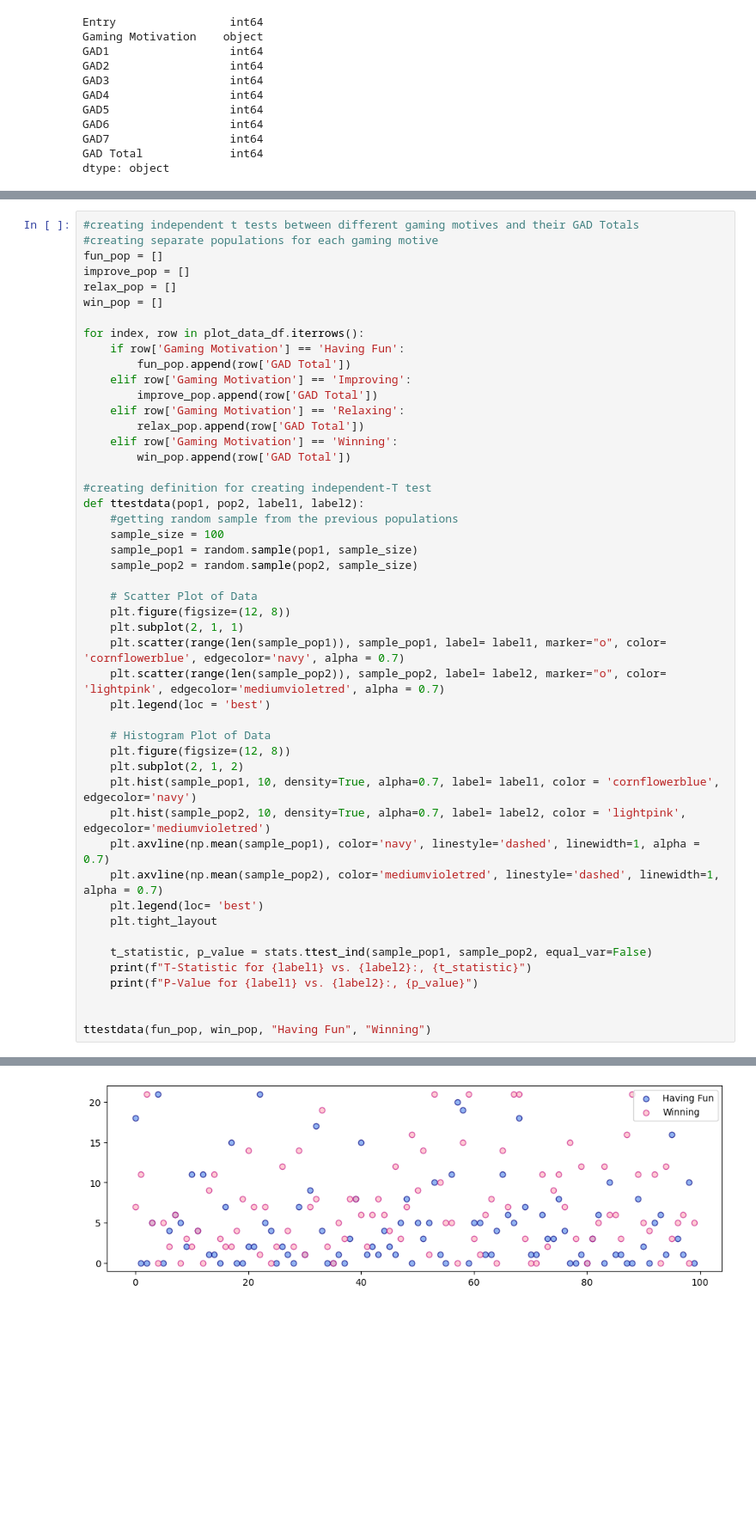
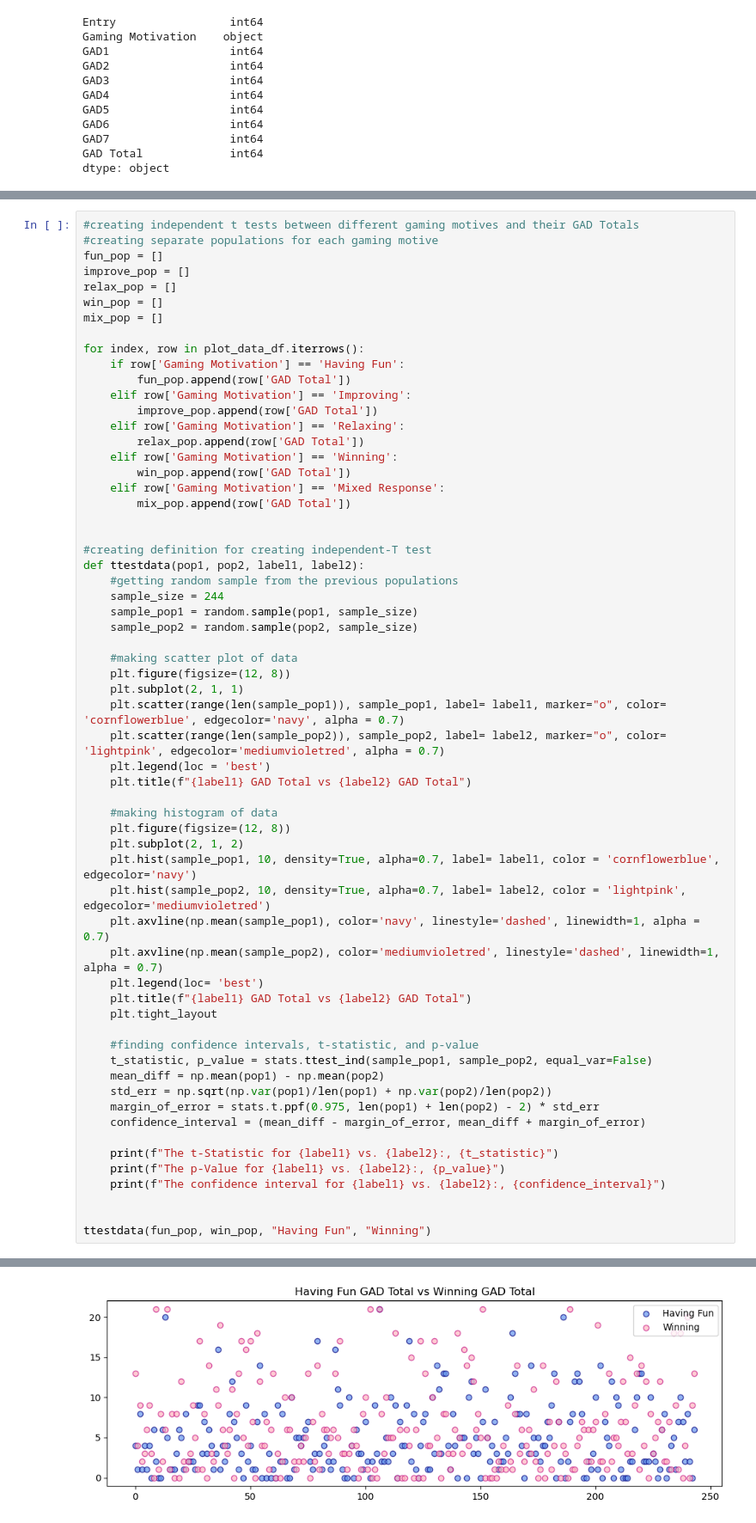
Before and after one commit to ComfyKoala/Project_1_Group_1, a Jupyter notebook: ashleys_analysis/ashleys_analysis.ipynb, the cells around one changed output, grey strips where cells are left out. Shown at 86% size. Cells and saved outputs as stored; diff of their text form; blank space fills up the shorter version.

Commit message:
updated graphs

```diff
--- a/ashleys_analysis/ashleys_analysis.ipynb
+++ b/ashleys_analysis/ashleys_analysis.ipynb
@@ -524,6 +525,7 @@ fun_pop = []
 improve_pop = []
 relax_pop = []
 win_pop = []
+mix_pop = []
 
 for index, row in plot_data_df.iterrows():
     if row['Gaming Motivation'] == 'Having Fun':
@@ -534,22 +536,26 @@ for index, row in plot_data_df.iterrows():
         relax_pop.append(row['GAD Total'])
     elif row['Gaming Motivation'] == 'Winning':
         win_pop.append(row['GAD Total'])
+    elif row['Gaming Motivation'] == 'Mixed Response':
+        mix_pop.append(row['GAD Total'])
+
 
 #creating definition for creating independent-T test
 def ttestdata(pop1, pop2, label1, label2):
     #getting random sample from the previous populations
-    sample_size = 100
+    sample_size = 244
     sample_pop1 = random.sample(pop1, sample_size)
     sample_pop2 = random.sample(pop2, sample_size)
 
-    # Scatter Plot of Data
+    #making scatter plot of data
     plt.figure(figsize=(12, 8))
     plt.subplot(2, 1, 1)
     plt.scatter(range(len(sample_pop1)), sample_pop1, label= label1, marker="o", color= 'cornflowerblue', edgecolor='navy', alpha = 0.7)
     plt.scatter(range(len(sample_pop2)), sample_pop2, label= label2, marker="o", color= 'lightpink', edgecolor='mediumvioletred', alpha = 0.7)
     plt.legend(loc = 'best')
+    plt.title(f"{label1} GAD Total vs {label2} GAD Total")
 
-    # Histogram Plot of Data
+    #making histogram of data
     plt.figure(figsize=(12, 8))
     plt.subplot(2, 1, 2)
     plt.hist(sample_pop1, 10, density=True, alpha=0.7, label= label1, color = 'cornflowerblue', edgecolor='navy')
@@ -557,11 +563,19 @@ def ttestdata(pop1, pop2, label1, label2):
     plt.axvline(np.mean(sample_pop1), color='navy', linestyle='dashed', linewidth=1, alpha = 0.7)
     plt.axvline(np.mean(sample_pop2), color='mediumvioletred', linestyle='dashed', linewidth=1, alpha = 0.7)
     plt.legend(loc= 'best')
+    plt.title(f"{label1} GAD Total vs {label2} GAD Total")
     plt.tight_layout
 
+    #finding confidence intervals, t-statistic, and p-value
     t_statistic, p_value = stats.ttest_ind(sample_pop1, sample_pop2, equal_var=False)
-    print(f"T-Statistic for {label1} vs. {label2}:, {t_statistic}")
-    print(f"P-Value for {label1} vs. {label2}:, {p_value}")
+    mean_diff = np.mean(pop1) - np.mean(pop2)
+    std_err = np.sqrt(np.var(pop1)/len(pop1) + np.var(pop2)/len(pop2))
+    margin_of_error = stats.t.ppf(0.975, len(pop1) + len(pop2) - 2) * std_err
+    confidence_interval = (mean_diff - margin_of_error, mean_diff + margin_of_error)
+
+    print(f"The t-Statistic for {label1} vs. {label2}:, {t_statistic}")
+    print(f"The p-Value for {label1} vs. {label2}:, {p_value}")
+    print(f"The confidence interval for {label1} vs. {label2}:, {confidence_interval}")
 
 
 ttestdata(fun_pop, win_pop, "Having Fun", "Winning")
@@ -571 +586 @@ P-Value for Having Fun vs. Winning:, 0.007481657121554043
-[figure, old version]
+[figure, new version]
```
Also changed, not shown: parts of 5 cells of this notebook.
